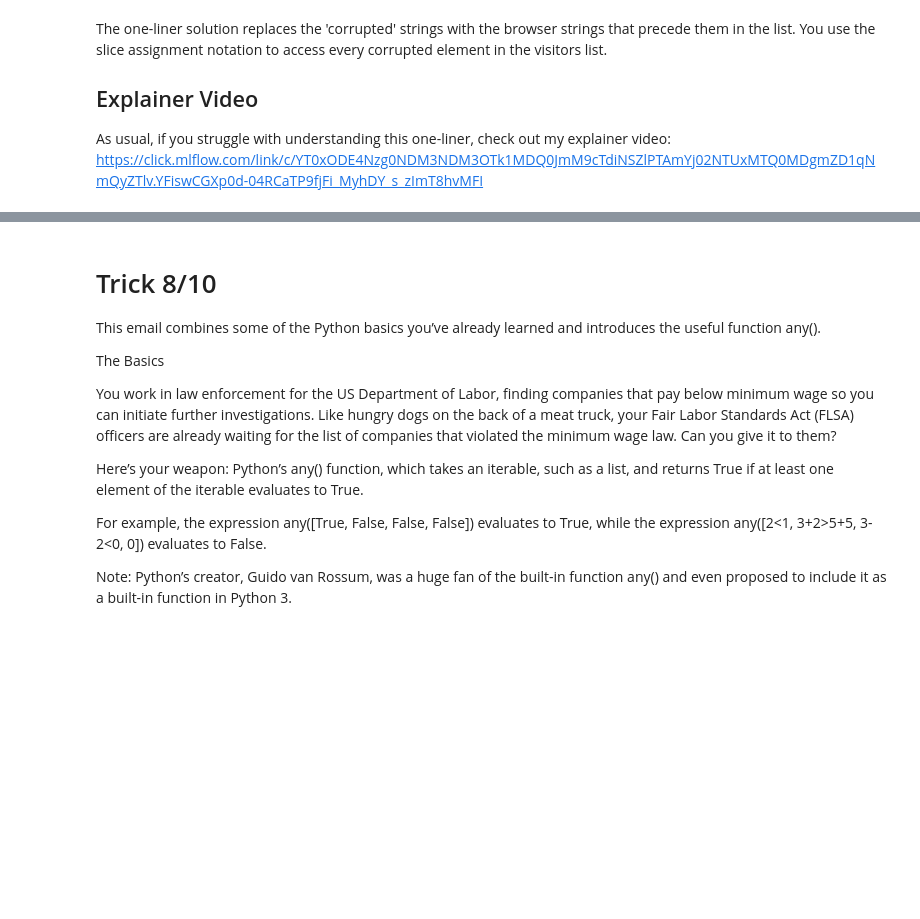
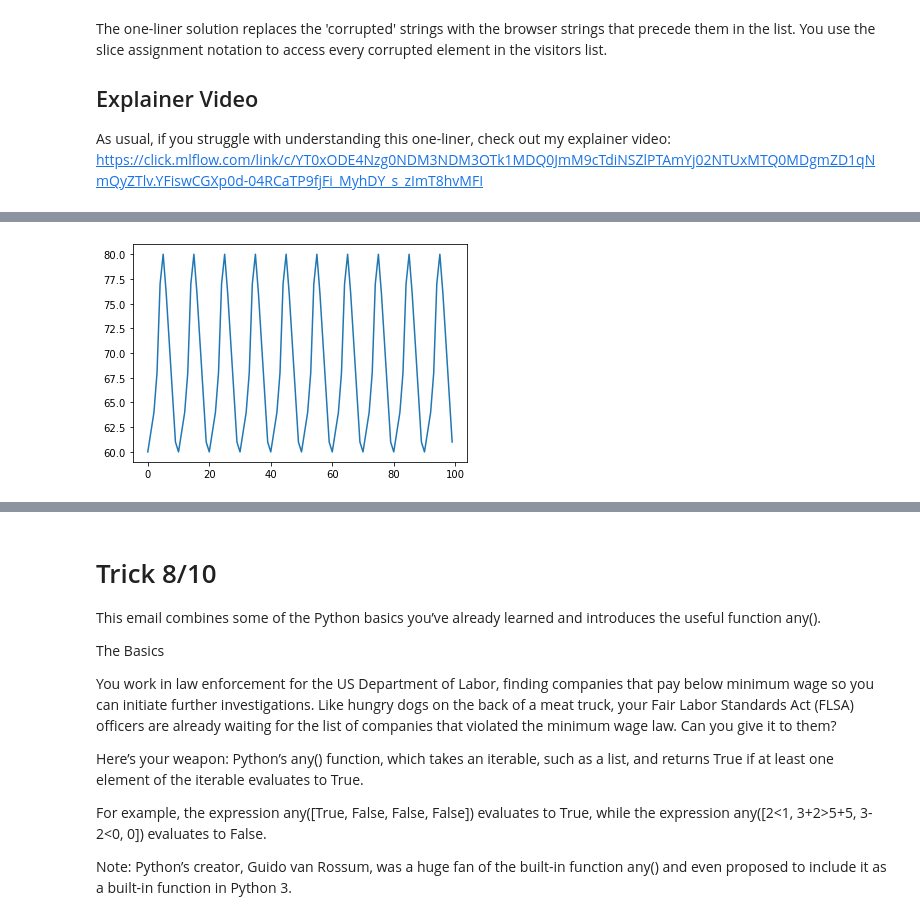
Before and after one commit to Isaac2k1/python_MM, a Jupyter notebook: One_liner/Ten_one-liner.ipynb, the cells around one changed output, grey strips where cells are left out. Drawn from its saved outputs; the diff is of its cells as text; code cells hidden in the pictures; blank space fills up the shorter version.

```diff
--- a/One_liner/Ten_one-liner.ipynb
+++ b/One_liner/Ten_one-liner.ipynb
@@ -378,0 +357,13 @@ https://click.mlflow.com/link/c/YT0xODE5NTA5Mjc3ODcwNTI4Nzk5JmM9ZzdxNiZlPTAmYj02
+# %%
+## Data
+cardiac_cycle = [62, 60, 62, 64, 68, 77,
+                 80, 76, 71, 66, 61, 60, 62]
+# %%
+## One-Liner
+expected_cycles = cardiac_cycle[1:-2] * 10
+# %%
+## Result
+plt.plot(expected_cycles)
+plt.show()
+# %% [output]
+[figure, added]
```
Also changed, not shown: parts of 9 cells of this notebook.
